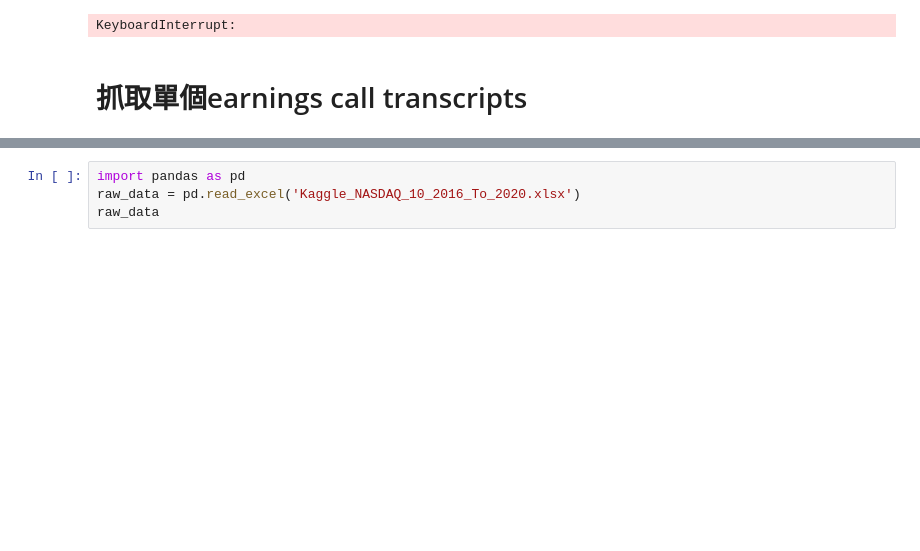
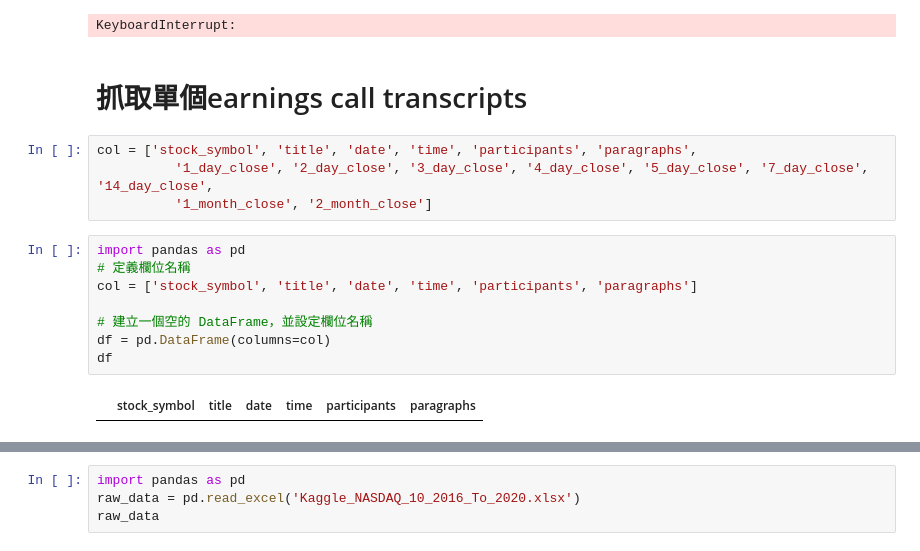
Before and after one commit to WangZiRongPraetorianGuard/earnings-call-predict-stock-price-movement, a Jupyter notebook: data_acquisition.ipynb, the cells around one changed output, grey strips where cells are left out. Drawn from its saved outputs; the diff is of its cells as text; blank space fills up the shorter version.

```diff
--- a/data_acquisition.ipynb
+++ b/data_acquisition.ipynb
@@ -78,6 +78,20 @@ Lightspeed Commerce (LSPD 2.12%)Q4 2024 Earnings CallMay 16, 2024, 8:00 a.m. ETC
 KeyboardInterrupt:
 # %% [markdown]
 # 抓取單個earnings call transcripts
+# %%
+col = ['stock_symbol', 'title', 'date', 'time', 'participants', 'paragraphs',
+          '1_day_close', '2_day_close', '3_day_close', '4_day_close', '5_day_close', '7_day_close', '14_day_close',
+          '1_month_close', '2_month_close']
+# %%
+import pandas as pd
+# 定義欄位名稱
+col = ['stock_symbol', 'title', 'date', 'time', 'participants', 'paragraphs']
+
+# 建立一個空的 DataFrame，並設定欄位名稱
+df = pd.DataFrame(columns=col)
+df
+# %% [output]
+|  | stock_symbol | title | date | time | participants | paragraphs |
 # %%
 # 初始化 WebDriver
 driver = webdriver.Chrome()
```
Also changed, not shown: parts of 3 cells of this notebook.
